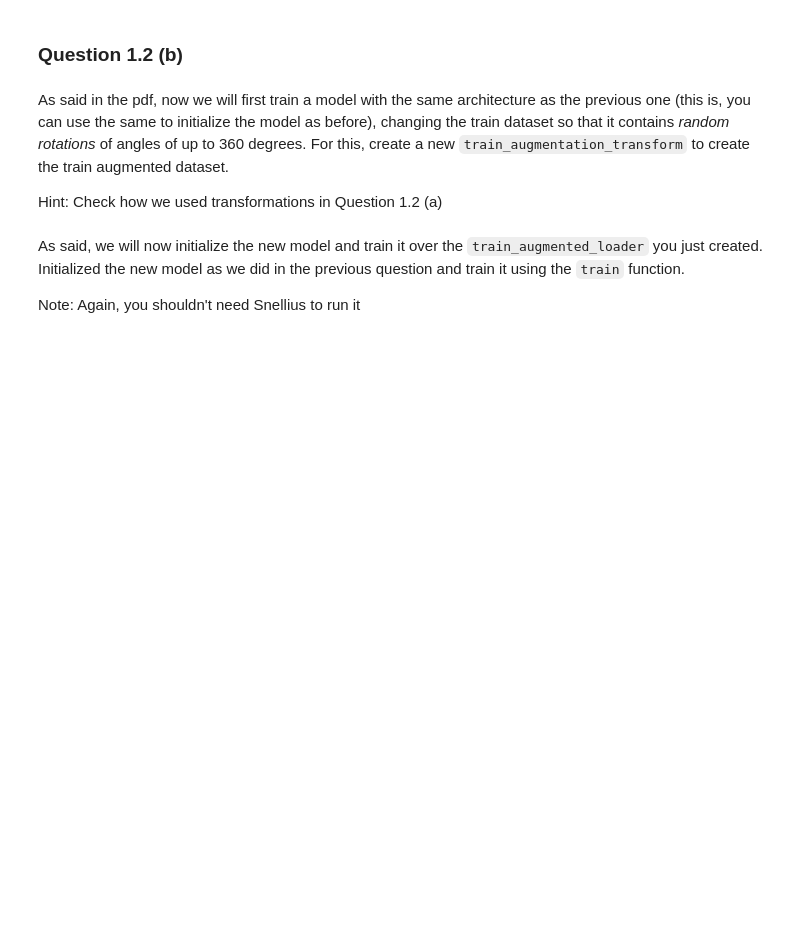
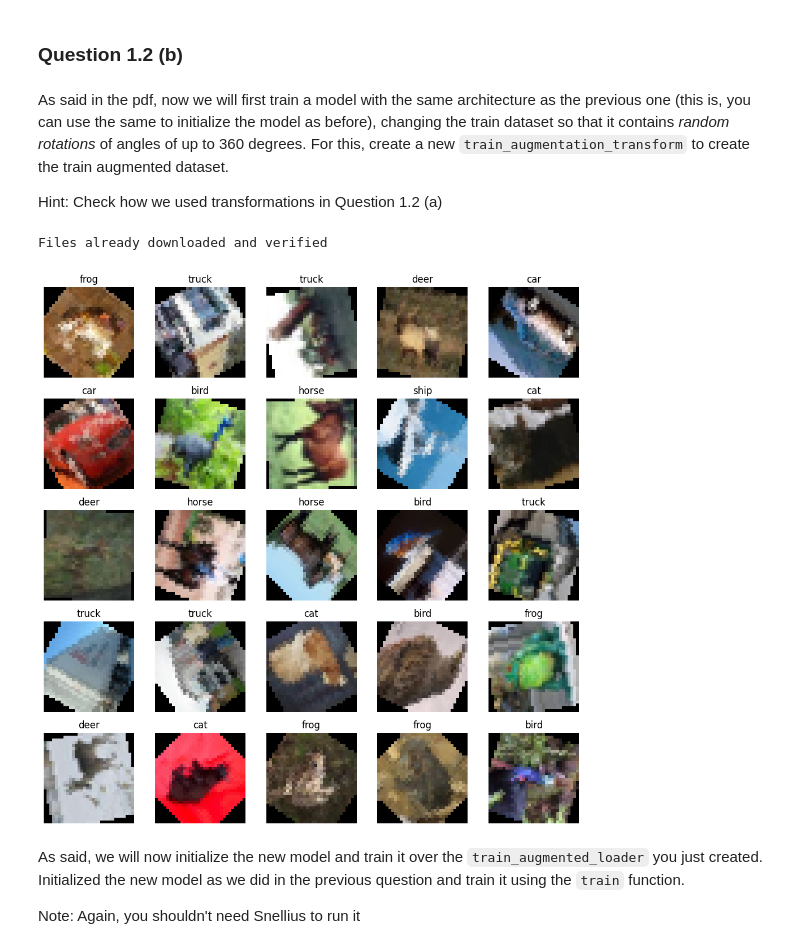
Before and after one commit to yidakra/uvadlc_practicals_2025, a Jupyter notebook: assignment2/part1/exercise1.2.ipynb, the cells around one changed output. Cells and saved outputs as stored; diff of their text form; code cells hidden in the pictures; blank space fills up the shorter version.

```diff
--- a/assignment2/part1/exercise1.2.ipynb
+++ b/assignment2/part1/exercise1.2.ipynb
@@ -47,2 +45,21 @@ def display_first_few_images(data):
+# %%
+def display_first_few_images(data):
+    #######################
+    # PUT YOUR CODE HERE  #
+    #######################
+    class_names = ["plane", "car", "bird", "cat", "deer", "dog", "frog", "horse", "ship", "truck"]
+
+    fig, axes = plt.subplots(5, 5, figsize=(10, 10))
+    for i, ax in enumerate(axes.flat):
+        image, label = data[i]
+        image = image.permute(1, 2, 0).numpy()
+        ax.imshow(image)
+        ax.set_title(class_names[label])
+        ax.axis('off')
+    plt.tight_layout()
+    plt.show()
+    #######################
+    # END OF YOUR CODE    #
+    #######################
 # %%
 display_first_few_images(train_data)
@@ -152,19 +204,25 @@ Hint: Check how we used transformations in Question 1.2 (a)
 # %%
 # Create the new train data and loader and visualize it
 
 #######################
 # PUT YOUR CODE HERE  #
 #######################
-train_augmentation_transform = # YOUR CODE
+train_augmentation_transform = transforms.Compose([
+    transforms.RandomRotation(degrees=(0, 360)),
+    transforms.ToTensor(),
+])
 #######################
 # END OF YOUR CODE    #
 #######################
 
 train_augmented_data = datasets.CIFAR10(root='./data', train=True, download=True, transform=train_augmentation_transform)
 train_augmented_loader = torch.utils.data.DataLoader(train_augmented_data, batch_size=64, shuffle=True)
 
 
 display_first_few_images(train_augmented_data)
+# %% [output]
+Files already downloaded and verified
+[figure, added]
 # %% [markdown]
 As said, we will now initialize the new model and train it over the `train_augmented_loader` you just created. Initialized the new model as we did in the previous question and train it using the `train` function.
 
```
Also changed, not shown: parts of 10 cells of this notebook.
